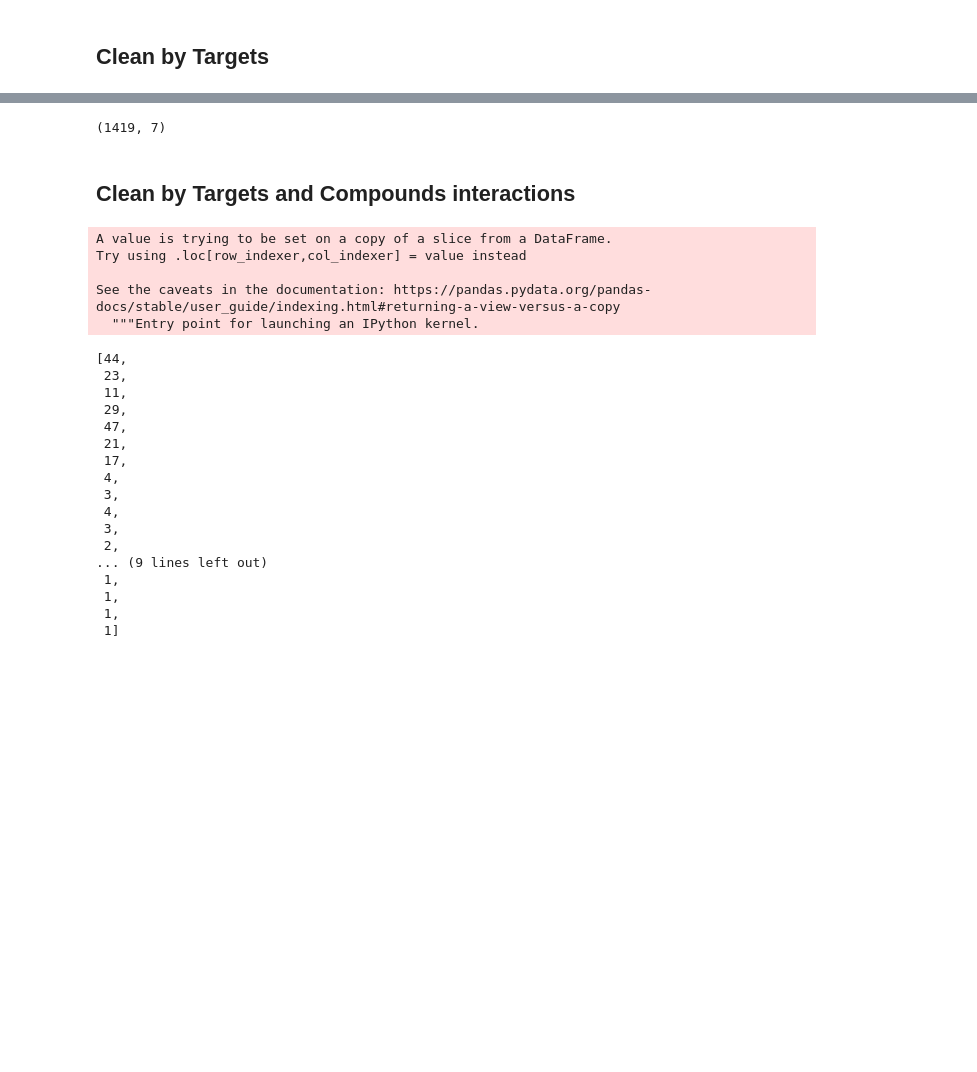
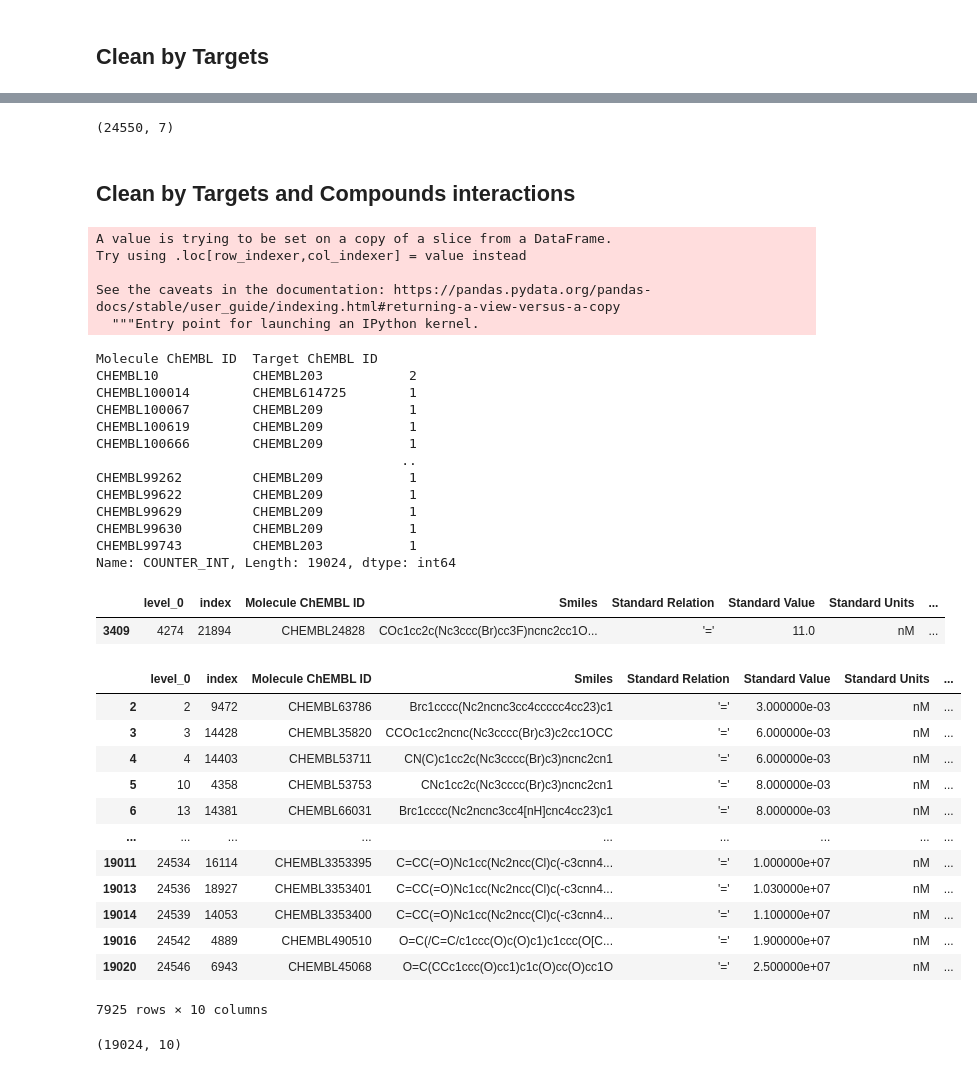
Before and after one commit to kperveen/dti-chembl, a Jupyter notebook: Cleaning-Bioactivities.ipynb, the cells around one changed output, grey strips where cells are left out. Drawn from its saved outputs; the diff is of its cells as text; code cells hidden in the pictures; blank space fills up the shorter version.

```diff
--- a/Cleaning-Bioactivities.ipynb
+++ b/Cleaning-Bioactivities.ipynb
@@ -120,8 +156,6 @@ mol_data.shape
 ## Clean by Targets
 # %%
 # Select targets with more than 30 values
-vc_targets = mol_data['Target ChEMBL ID'].value_counts().rename_axis('unique_values').reset_index(name='counts')
-vc_targets = vc_targets[vc_targets["counts"] >= 30]
-target_ids = vc_targets["unique_values"].tolist()
-target_ids
+vc_targets = sv_data['Target ChEMBL ID'].value_counts().rename_axis('unique_values').reset_index(name='counts')
+vc_targets
 # %% [output]
@@ -129,37 +189,62 @@ target_ids
 # %%
-target_data =  mol_data[mol_data['Target ChEMBL ID'].isin(target_ids)]
+target_data =  sv_data[sv_data['Target ChEMBL ID'].isin(target_ids)]
 target_data.shape
 # %% [output]
-(1419, 7)
+(24550, 7)
 # %% [markdown]
 ## Clean by Targets and Compounds interactions
 # %%
 target_data['COUNTER_INT'] =1
 group_data = target_data.groupby(['Molecule ChEMBL ID','Target ChEMBL ID'])['COUNTER_INT'].sum()
-interaction_count = group_data.value_counts().sort_index().index.tolist()
-interaction_vals = group_data.value_counts().sort_index().values.tolist()
-
-interaction_vals
+group_data
 # %% [output]
 A value is trying to be set on a copy of a slice from a DataFrame.
 Try using .loc[row_indexer,col_indexer] = value instead
 
 See the caveats in the documentation: https://pandas.pydata.org/pandas-docs/stable/user_guide/indexing.html#returning-a-view-versus-a-copy
   """Entry point for launching an IPython kernel.
-[44,
- 23,
- 11,
- 29,
- 47,
- 21,
- 17,
- 4,
- 3,
- 4,
- 3,
- 2,
-... (9 lines left out)
- 1,
- 1,
- 1,
- 1]
+Molecule ChEMBL ID  Target ChEMBL ID
+CHEMBL10            CHEMBL203           2
+CHEMBL100014        CHEMBL614725        1
+CHEMBL100067        CHEMBL209           1
+CHEMBL100619        CHEMBL209           1
+CHEMBL100666        CHEMBL209           1
+                                       ..
+CHEMBL99262         CHEMBL209           1
+CHEMBL99622         CHEMBL209           1
+CHEMBL99629         CHEMBL209           1
+CHEMBL99630         CHEMBL209           1
+CHEMBL99743         CHEMBL203           1
+Name: COUNTER_INT, Length: 19024, dtype: int64
+# %%
+# Sort the targets_data to get active results
+
+sorted_targets_data = target_data.sort_values('Standard Value')
+# %%
+sorted_targets_data = sorted_targets_data.reset_index().drop_duplicates(subset=['Molecule ChEMBL ID','Target ChEMBL ID'],
+                                       keep='first').reset_index()
+# %%
+sorted_targets_data[(sorted_targets_data["Target ChEMBL ID"] == "CHEMBL203") & (sorted_targets_data["Molecule ChEMBL ID"] == "CHEMBL24828")]
+# %% [output]
+|  | level_0 | index | Molecule ChEMBL ID | Smiles | Standard Relation | Standard Value | Standard Units | ... |
+| 3409 | 4274 | 21894 | CHEMBL24828 | COc1cc2c(Nc3ccc(Br)cc3F)ncnc2cc1O... | '=' | 11.0 | nM | ... |
+# %%
+sorted_targets_data[(sorted_targets_data["Target ChEMBL ID"] == "CHEMBL203")]
+# %% [output]
+|  | level_0 | index | Molecule ChEMBL ID | Smiles | Standard Relation | Standard Value | Standard Units | ... |
+| 2 | 2 | 9472 | CHEMBL63786 | Brc1cccc(Nc2ncnc3cc4ccccc4cc23)c1 | '=' | 3.000000e-03 | nM | ... |
+| 3 | 3 | 14428 | CHEMBL35820 | CCOc1cc2ncnc(Nc3cccc(Br)c3)c2cc1OCC | '=' | 6.000000e-03 | nM | ... |
+| 4 | 4 | 14403 | CHEMBL53711 | CN(C)c1cc2c(Nc3cccc(Br)c3)ncnc2cn1 | '=' | 6.000000e-03 | nM | ... |
+| 5 | 10 | 4358 | CHEMBL53753 | CNc1cc2c(Nc3cccc(Br)c3)ncnc2cn1 | '=' | 8.000000e-03 | nM | ... |
+| 6 | 13 | 14381 | CHEMBL66031 | Brc1cccc(Nc2ncnc3cc4[nH]cnc4cc23)c1 | '=' | 8.000000e-03 | nM | ... |
+| ... | ... | ... | ... | ... | ... | ... | ... | ... |
+| 19011 | 24534 | 16114 | CHEMBL3353395 | C=CC(=O)Nc1cc(Nc2ncc(Cl)c(-c3cnn4... | '=' | 1.000000e+07 | nM | ... |
+| 19013 | 24536 | 18927 | CHEMBL3353401 | C=CC(=O)Nc1cc(Nc2ncc(Cl)c(-c3cnn4... | '=' | 1.030000e+07 | nM | ... |
+| 19014 | 24539 | 14053 | CHEMBL3353400 | C=CC(=O)Nc1cc(Nc2ncc(Cl)c(-c3cnn4... | '=' | 1.100000e+07 | nM | ... |
+| 19016 | 24542 | 4889 | CHEMBL490510 | O=C(/C=C/c1ccc(O)c(O)c1)c1ccc(O[C... | '=' | 1.900000e+07 | nM | ... |
+| 19020 | 24546 | 6943 | CHEMBL45068 | O=C(CCc1ccc(O)cc1)c1c(O)cc(O)cc1O | '=' | 2.500000e+07 | nM | ... |
+7925 rows × 10 columns
+# %%
+sorted_targets_data.shape
+# %% [output]
+(19024, 10)
```
Also changed, not shown: parts of 12 cells of this notebook.
